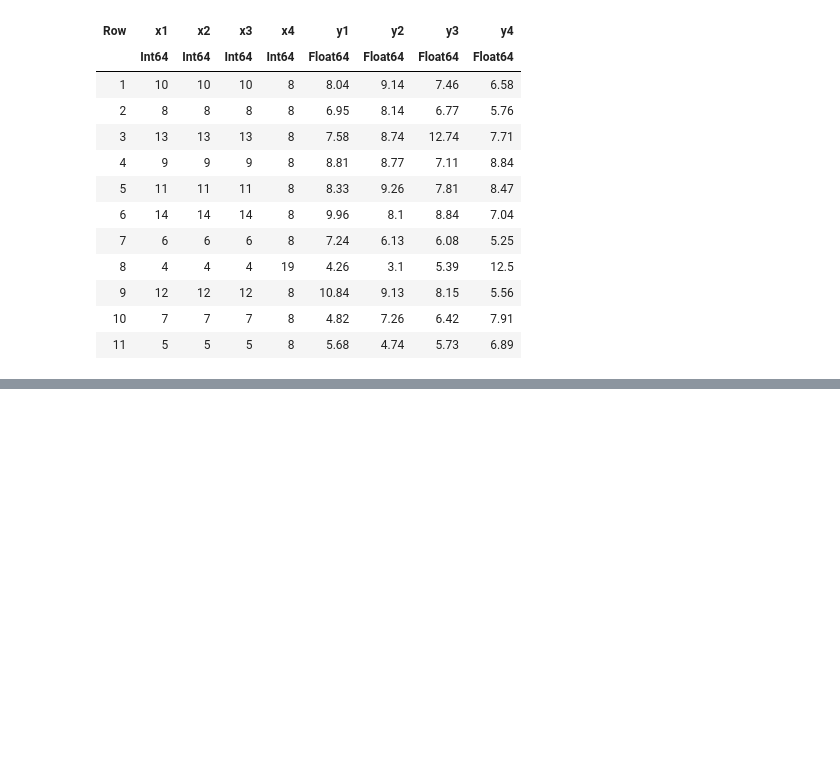
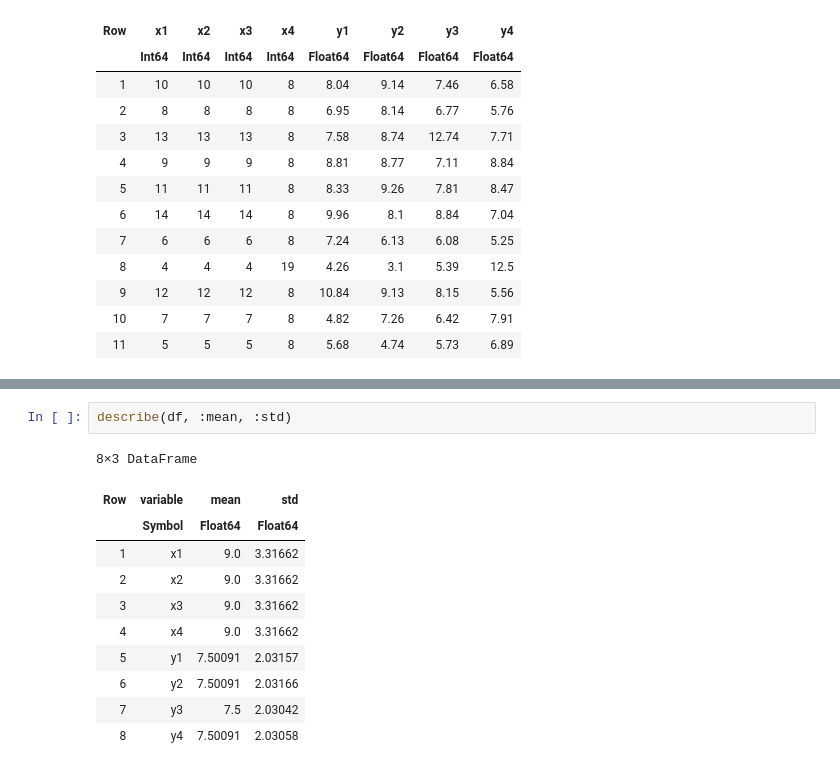
Before and after one commit to sandyherho/Numerical_dump, a Jupyter notebook: julia_basic/12.ipynb, the cells around one changed output, grey strips where cells are left out. Saved outputs shown, nothing was run; the diff lists cells and outputs as text; blank space fills up the shorter version.

```diff
--- a/julia_basic/12.ipynb
+++ b/julia_basic/12.ipynb
@@ -93,0 +108,14 @@ df
+# %%
+describe(df, :mean, :std)
+# %% [output]
+8×3 DataFrame
+| Row | variable | mean | std |
+|  | Symbol | Float64 | Float64 |
+| 1 | x1 | 9.0 | 3.31662 |
+| 2 | x2 | 9.0 | 3.31662 |
+| 3 | x3 | 9.0 | 3.31662 |
+| 4 | x4 | 9.0 | 3.31662 |
+| 5 | y1 | 7.50091 | 2.03157 |
+| 6 | y2 | 7.50091 | 2.03166 |
+| 7 | y3 | 7.5 | 2.03042 |
+| 8 | y4 | 7.50091 | 2.03058 |
```
Also changed, not shown: parts of 13 cells of this notebook.
